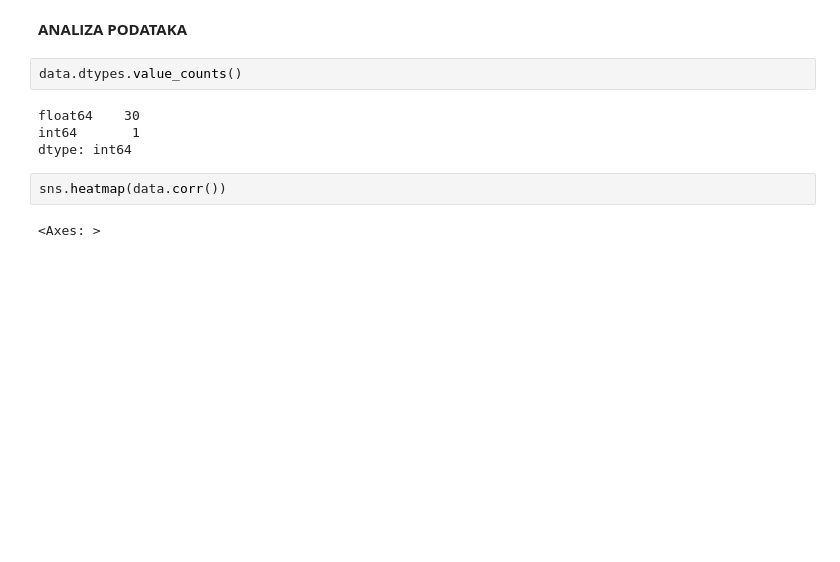
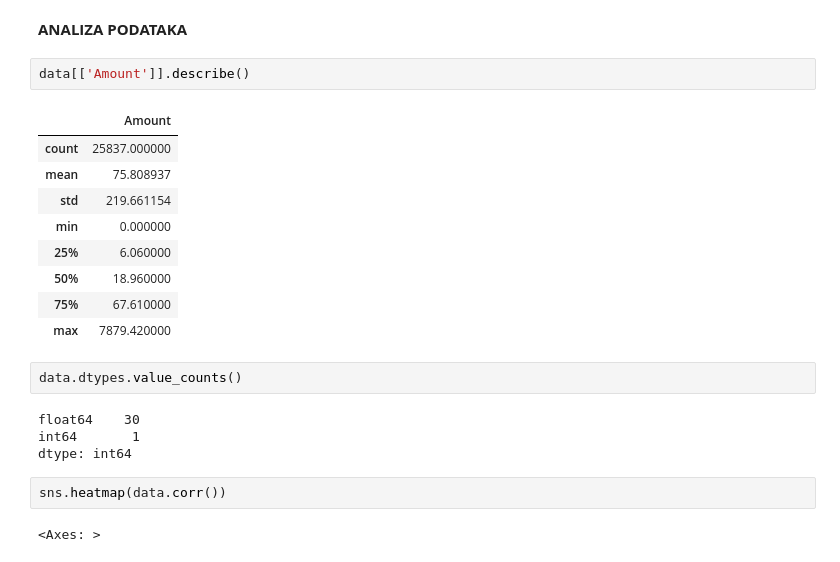
Before and after one commit to Mihox1/RUSU-projekt, a Jupyter notebook: OtkrivanjePrevaraUKartičnimTransakcijama.ipynb, the cells around one changed output. Drawn from its saved outputs; the diff is of its cells as text; blank space fills up the shorter version.

```diff
--- a/OtkrivanjePrevaraUKartičnimTransakcijama.ipynb
+++ b/OtkrivanjePrevaraUKartičnimTransakcijama.ipynb
@@ -71,5 +79,17 @@ data.head
 # %% [markdown]
 **ANALIZA PODATAKA**
+# %%
+data[['Amount']].describe()
+# %% [output]
+|  | Amount |
+| count | 25837.000000 |
+| mean | 75.808937 |
+| std | 219.661154 |
+| min | 0.000000 |
+| 25% | 6.060000 |
+| 50% | 18.960000 |
+| 75% | 67.610000 |
+| max | 7879.420000 |
 # %%
 data.dtypes.value_counts()
 # %% [output]
```
Also changed, not shown: parts of 6 cells of this notebook.
